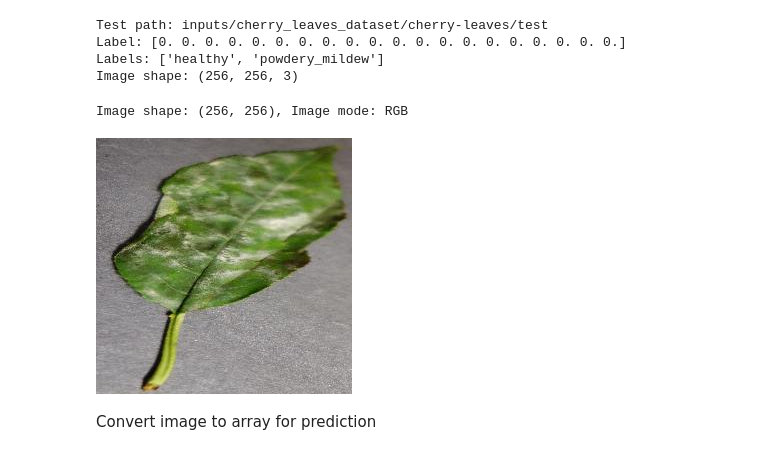
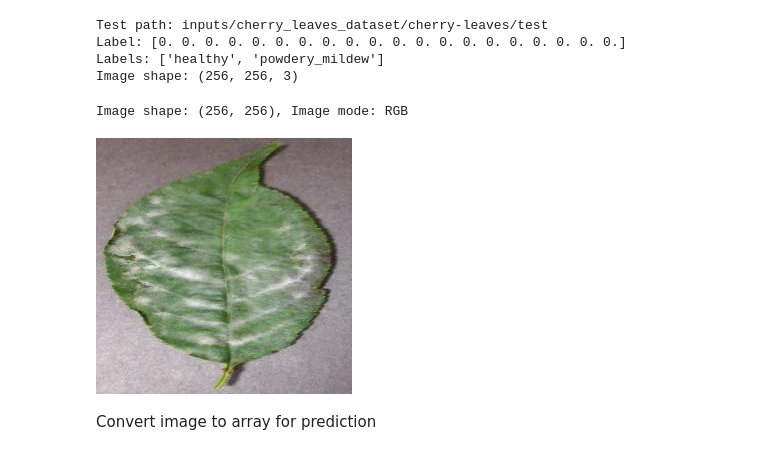
Before and after one commit to Crimson-Wizard/mildew-detector, a Jupyter notebook: jupyter_notebooks/Modelling_Evaluating.ipynb, the cells around one changed output. Cells and saved outputs as stored; diff of their text form; code cells hidden in the pictures.

```diff
--- a/jupyter_notebooks/Modelling_Evaluating.ipynb
+++ b/jupyter_notebooks/Modelling_Evaluating.ipynb
@@ -75,7 +75,7 @@ Project Labels: ['healthy', 'powdery_mildew']
 ## **Set image shape**
 # %%
 import joblib
-verison = 'v2'
+verison = 'v3'
 image_shape =  joblib.load(filename=os.path.join('outputs', verison, 'image_shape.pk1'))
 image_shape
 # %% [output]
@@ -407,24 +425,24 @@ Image shape: (256, 256, 3)
 # %%
 from tensorflow.keras.preprocessing import image
 
 labels = ["healthy", "powdery_mildew"]
 test_path = "inputs/cherry_leaves_dataset/cherry-leaves/test"
 
-pointer = 66
+pointer = 71
 label = labels[1]
 
 pil_image = image.load_img(
     os.path.join(test_path, label, os.listdir(os.path.join(test_path, label))[pointer]),
     target_size=image_shape[:2],
     color_mode='rgb'
 )
 
 print(f'Image shape: {pil_image.size}, Image mode: {pil_image.mode}')
 
 pil_image
 # %% [output]
 Image shape: (256, 256), Image mode: RGB
-[figure, old version]
+[figure, new version]
 # %% [markdown]
 Convert image to array for prediction
 # %%
```
Also changed, not shown: parts of 15 cells of this notebook, 11 other files.
